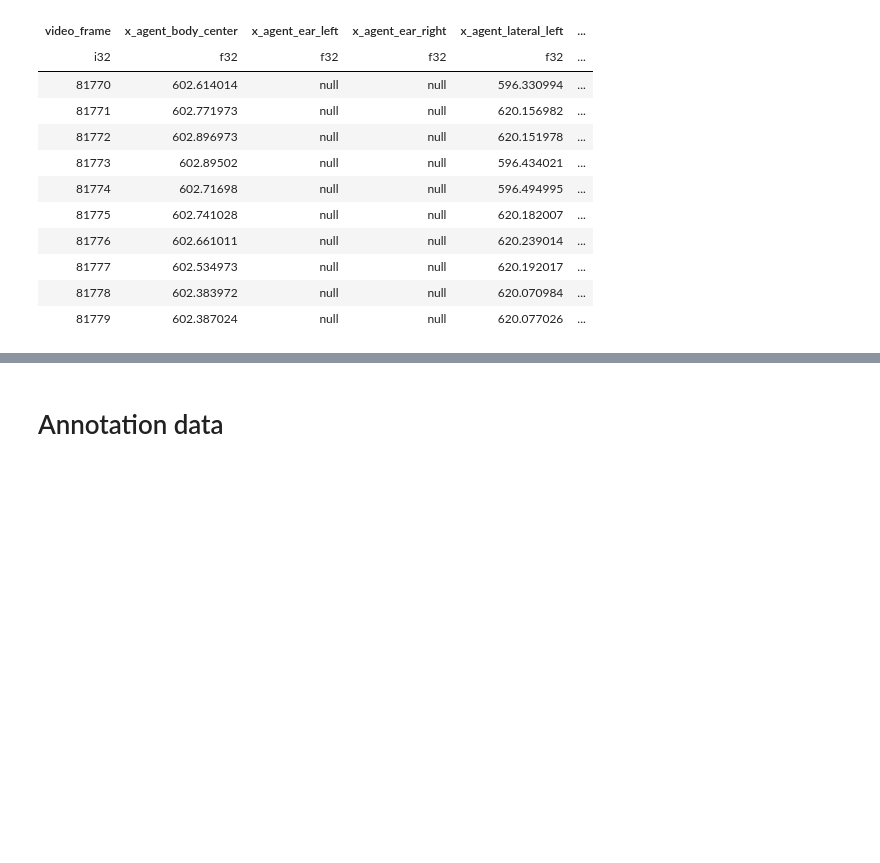
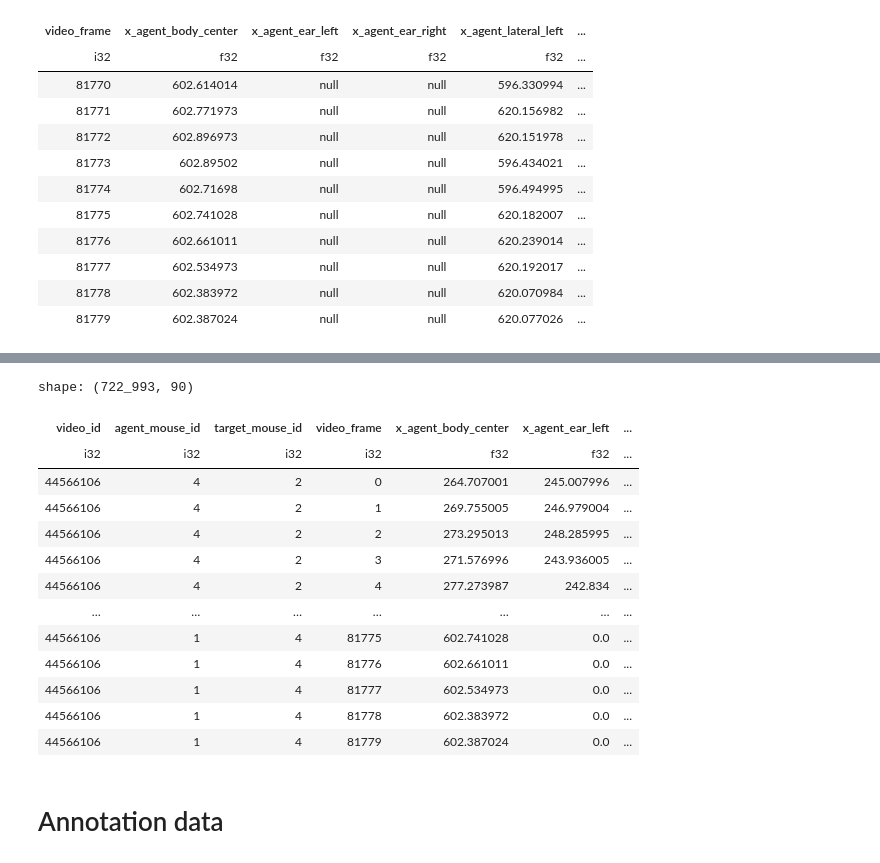
Before and after one commit to hdbunazawa2020/MABe-Challenge---Social-Action-Recognition-in-Mice, a Jupyter notebook: notebook/000_preprocess.ipynb, the cells around one changed output, grey strips where cells are left out. Drawn from its saved outputs; the diff is of its cells as text; code cells hidden in the pictures; blank space fills up the shorter version.

```diff
--- a/notebook/000_preprocess.ipynb
+++ b/notebook/000_preprocess.ipynb
@@ -375,3 +592,13 @@ shape: (10, 44)
 | 81777 | 602.534973 | null | null | 620.192017 | ... |
 | 81778 | 602.383972 | null | null | 620.070984 | ... |
 | 81779 | 602.387024 | null | null | 620.077026 | ... |
+# %%
+video_id=44566106
+train_meta = train_dataframe.clone()
+
+body_parts = (
+    train_meta
+    .filter(pl.col("video_id") == video_id)
+    ["body_parts_tracked"].item()
+)
+print(body_parts)
@@ -377,0 +714,8 @@ shape: (10, 44)
+# %%
+pair_list = (
+    behavior_pairs
+    .filter(pl.col("video_id") == video_id)
+    .select("agent_mouse_id", "target_mouse_id")
+    .unique()
+)
+print(pair_list)
@@ -377,0 +801,21 @@ shape: (10, 44)
+# %%
+build_video_pair_features(
+    video_id=44566106,
+    df_pivot=df_pivot,
+    behavior_pairs=behavior_pairs,  # behavior_pairs 全体
+)
+# %% [output]
+shape: (722_993, 90)
+| video_id | agent_mouse_id | target_mouse_id | video_frame | x_agent_body_center | x_agent_ear_left | ... |
+| i32 | i32 | i32 | i32 | f32 | f32 | ... |
+| 44566106 | 4 | 2 | 0 | 264.707001 | 245.007996 | ... |
+| 44566106 | 4 | 2 | 1 | 269.755005 | 246.979004 | ... |
+| 44566106 | 4 | 2 | 2 | 273.295013 | 248.285995 | ... |
+| 44566106 | 4 | 2 | 3 | 271.576996 | 243.936005 | ... |
+| 44566106 | 4 | 2 | 4 | 277.273987 | 242.834 | ... |
+| … | … | … | … | … | … | ... |
+| 44566106 | 1 | 4 | 81775 | 602.741028 | 0.0 | ... |
+| 44566106 | 1 | 4 | 81776 | 602.661011 | 0.0 | ... |
+| 44566106 | 1 | 4 | 81777 | 602.534973 | 0.0 | ... |
+| 44566106 | 1 | 4 | 81778 | 602.383972 | 0.0 | ... |
+| 44566106 | 1 | 4 | 81779 | 602.387024 | 0.0 | ... |
```
Also changed, not shown: parts of 18 cells of this notebook, 3 other files.
